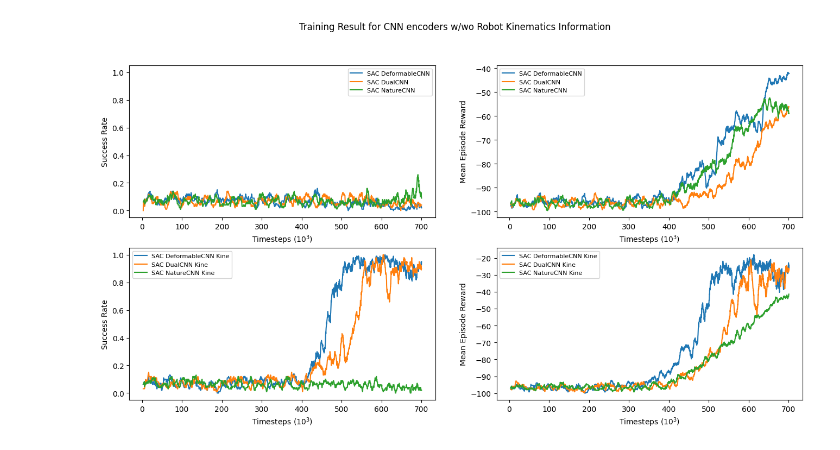
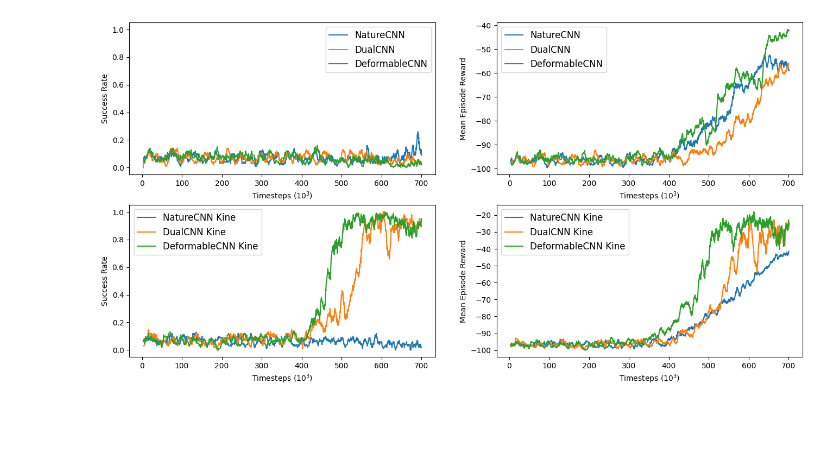
Before and after one commit to NUSLCC/Plot, a Jupyter notebook: Graph plotting.ipynb, the cells around one changed output. Saved outputs shown, nothing was run; the diff lists cells and outputs as text; code cells hidden in the pictures; blank space fills up the shorter version.

```diff
--- a/Graph plotting.ipynb
+++ b/Graph plotting.ipynb
@@ -182,76 +58,76 @@ nature =    pd.read_csv('randbig_naturecnn_ee/progress.csv')
 
 fig, axs = plt.subplots(2,2, figsize = (16,8))
 
-axs[0][0].plot(deform['time/total_timesteps']/1000, deform['rollout/success_rate'], label = 'SAC DeformableCNN')
+axs[0][0].plot(nature['time/total_timesteps']/1000, nature['rollout/success_rate'], label = 'NatureCNN')
 axs[0][0].set_xlabel('Timesteps ($10^3$)')
 axs[0][0].set_ylabel('Success Rate')
 axs[0][0].set_ylim(-0.05, 1.05)
-axs[0][0].legend(fontsize="8")
+axs[0][0].legend(fontsize="12")
 
-axs[0][0].plot(dual['time/total_timesteps']/1000, dual['rollout/success_rate'], label = 'SAC DualCNN')
+axs[0][0].plot(dual['time/total_timesteps']/1000, dual['rollout/success_rate'], label = 'DualCNN')
 axs[0][0].set_xlabel('Timesteps ($10^3$)')
 axs[0][0].set_ylabel('Success Rate')
 axs[0][0].set_ylim(-0.05, 1.05)
-axs[0][0].legend(fontsize="8")
+axs[0][0].legend(fontsize="12")
 
-axs[0][0].plot(nature['time/total_timesteps']/1000, nature['rollout/success_rate'], label = 'SAC NatureCNN')
+axs[0][0].plot(deform['time/total_timesteps']/1000, deform['rollout/success_rate'], label = 'DeformableCNN')
 axs[0][0].set_xlabel('Timesteps ($10^3$)')
 axs[0][0].set_ylabel('Success Rate')
 axs[0][0].set_ylim(-0.05, 1.05)
-axs[0][0].legend(fontsize="8")
+axs[0][0].legend(fontsize="12")
 
 #######################################################################################################
 
-axs[0][1].plot(deform['time/total_timesteps']/1000, deform['rollout/ep_rew_mean'], label = 'SAC DeformableCNN')
+axs[0][1].plot(nature['time/total_timesteps']/1000, nature['rollout/ep_rew_mean'], label = 'NatureCNN')
 axs[0][1].set_xlabel('Timesteps ($10^3$)')
 axs[0][1].set_ylabel('Mean Episode Reward')
-axs[0][1].legend(fontsize="8")
+axs[0][1].legend(fontsize="12")
 
-axs[0][1].plot(dual['time/total_timesteps']/1000, dual['rollout/ep_rew_mean'], label = 'SAC DualCNN')
+axs[0][1].plot(dual['time/total_timesteps']/1000, dual['rollout/ep_rew_mean'], label = 'DualCNN')
 axs[0][1].set_xlabel('Timesteps ($10^3$)')
 axs[0][1].set_ylabel('Mean Episode Reward')
-axs[0][1].legend(fontsize="8")
+axs[0][1].legend(fontsize="12")
 
-axs[0][1].plot(nature['time/total_timesteps']/1000, nature['rollout/ep_rew_mean'], label = 'SAC NatureCNN')
+axs[0][1].plot(deform['time/total_timesteps']/1000, deform['rollout/ep_rew_mean'], label = 'DeformableCNN')
 axs[0][1].set_xlabel('Timesteps ($10^3$)')
 axs[0][1].set_ylabel('Mean Episode Reward')
-axs[0][1].legend(fontsize="8")
+axs[0][1].legend(fontsize="12")
 
 #######################################################################################################
 
-axs[1][0].plot(deform_k['time/total_timesteps']/1000, deform_k['rollout/success_rate'], label = 'SAC DeformableCNN Kine')
+axs[1][0].plot(nature_k['time/total_timesteps']/1000, nature_k['rollout/success_rate'], label = 'NatureCNN Kine')
 axs[1][0].set_xlabel('Timesteps ($10^3$)')
 axs[1][0].set_ylabel('Success Rate')
-axs[1][0].legend(fontsize="8")
+axs[1][0].legend(fontsize="12")
 
-axs[1][0].plot(dual_k['time/total_timesteps']/1000, dual_k['rollout/success_rate'], label = 'SAC DualCNN Kine')
+axs[1][0].plot(dual_k['time/total_timesteps']/1000, dual_k['rollout/success_rate'], label = 'DualCNN Kine')
 axs[1][0].set_xlabel('Timesteps ($10^3$)')
 axs[1][0].set_ylabel('Success Rate')
-axs[1][0].legend(fontsize="8")
+axs[1][0].legend(fontsize="12")
 
-axs[1][0].plot(nature_k['time/total_timesteps']/1000, nature_k['rollout/success_rate'], label = 'SAC NatureCNN Kine')
+axs[1][0].plot(deform_k['time/total_timesteps']/1000, deform_k['rollout/success_rate'], label = 'DeformableCNN Kine')
 axs[1][0].set_xlabel('Timesteps ($10^3$)')
 axs[1][0].set_ylabel('Success Rate')
-axs[1][0].legend(fontsize="8")
+axs[1][0].legend(fontsize="12")
 
 #######################################################################################################
 
-axs[1][1].plot(deform_k['time/total_timesteps']/1000, deform_k['rollout/ep_rew_mean'], label = 'SAC DeformableCNN Kine')
+axs[1][1].plot(nature_k['time/total_timesteps']/1000, nature_k['rollout/ep_rew_mean'], label = 'NatureCNN Kine')
 axs[1][1].set_xlabel('Timesteps ($10^3$)')
 axs[1][1].set_ylabel('Mean Episode Reward')
-axs[1][1].legend(fontsize="8")
+axs[1][1].legend(fontsize="12")
 
-axs[1][1].plot(dual_k['time/total_timesteps']/1000, dual_k['rollout/ep_rew_mean'], label = 'SAC DualCNN Kine')
+axs[1][1].plot(dual_k['time/total_timesteps']/1000, dual_k['rollout/ep_rew_mean'], label = 'DualCNN Kine')
 axs[1][1].set_xlabel('Timesteps ($10^3$)')
 axs[1][1].set_ylabel('Mean Episode Reward')
-axs[1][1].legend(fontsize="8")
+axs[1][1].legend(fontsize="12")
 
-axs[1][1].plot(nature_k['time/total_timesteps']/1000, nature_k['rollout/ep_rew_mean'], label = 'SAC NatureCNN Kine')
+axs[1][1].plot(deform_k['time/total_timesteps']/1000, deform_k['rollout/ep_rew_mean'], label = 'DeformableCNN Kine')
 axs[1][1].set_xlabel('Timesteps ($10^3$)')
 axs[1][1].set_ylabel('Mean Episode Reward')
-axs[1][1].legend(fontsize="8")
+axs[1][1].legend(fontsize="12")
 
-fig.suptitle('Training Result for CNN encoders w/wo Robot Kinematics Information')
-plt.savefig('sac_kine_compare_randbig.png', format='png')
+# fig.suptitle('Training Result for CNN encoders w/wo Robot Kinematics Information')
+plt.savefig('sac_kine_compare.png', format='png')
 # %% [output]
-[figure, old version]
+[figure, new version]
```
Also changed, not shown: parts of 3 cells of this notebook, 5 other files.
